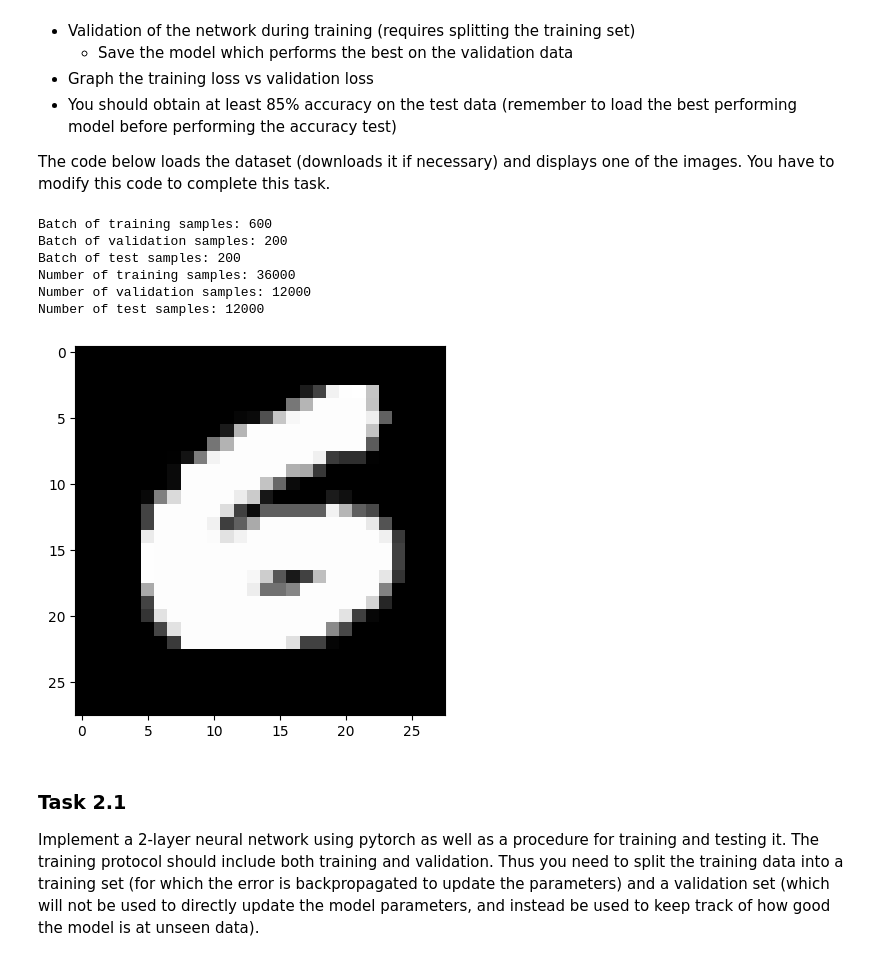
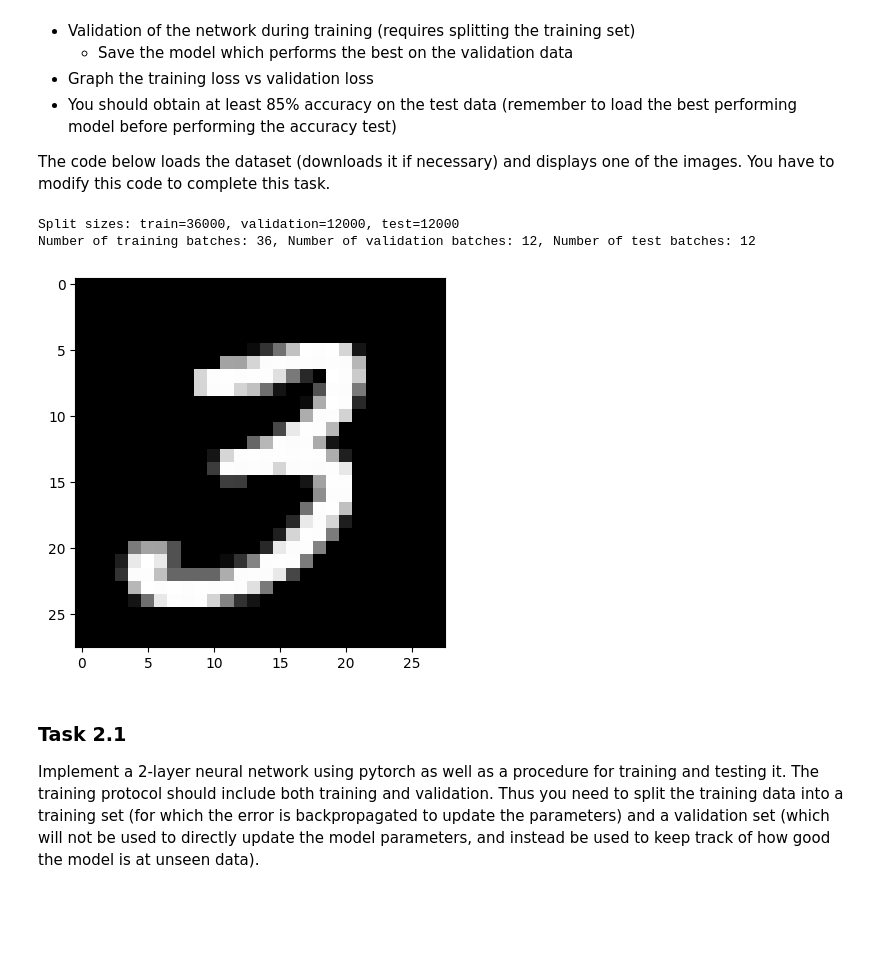
Before and after one commit to Hundmat/D7046E, a Jupyter notebook: exercise1/ANN-Exercise-1.ipynb, the cells around one changed output. Cells and saved outputs as stored; diff of their text form; code cells hidden in the pictures; blank space fills up the shorter version.

```diff
--- a/exercise1/ANN-Exercise-1.ipynb
+++ b/exercise1/ANN-Exercise-1.ipynb
@@ -284,52 +284,48 @@ The code below loads the dataset (downloads it if necessary) and displays one of
 # Define the mini-batch size
 batch_size = 1000
 # Download the dataset
 mnist_dataset = datasets.MNIST("./", train=True, download=True, transform=transforms.ToTensor())
 
 validation_split = 0.2
 train_split = 0.6
 test_split = 0.2
 
 # Split the dataset into training, validation, and test sets
 generator = torch.Generator().manual_seed(42)
-batch_train_size = int(train_split * batch_size)
-batch_val_size = int(validation_split * batch_size)
-batch_test_size = int(test_split * batch_size)
 
-print(f"Batch of training samples: {batch_train_size}")
-print(f"Batch of validation samples: {batch_val_size}")
-print(f"Batch of test samples: {batch_test_size}")
+# Define the sizes for each split
+train_size = int(train_split * len(mnist_dataset))
+val_size = int(validation_split * len(mnist_dataset))
+test_size = len(mnist_dataset) - train_size - val_size
+
+print(f'Split sizes: train={train_size}, validation={val_size}, test={test_size}')
 
 
 
 # Split the dataset into training, validation, and test sets
 train_dataset, val_dataset, test_dataset = torch.utils.data.random_split(mnist_dataset, [train_split, validation_split, test_split], generator=generator)
 
-print(f"Number of training samples: {len(train_dataset)}")
-print(f"Number of validation samples: {len(val_dataset)}")
-print(f"Number of test samples: {len(test_dataset)}")
 
 # Create the dataloaders
-val_loader = DataLoader(val_dataset, batch_size=batch_val_size, shuffle=False)
-test_loader = DataLoader(test_dataset, batch_size=batch_test_size, shuffle=False)
-train_loader = DataLoader(train_dataset, batch_size=batch_train_size, shuffle=False)
+val_loader = DataLoader(val_dataset, batch_size=batch_size, shuffle=False)
+test_loader = DataLoader(test_dataset, batch_size=batch_size, shuffle=False)
+train_loader = DataLoader(train_dataset, batch_size=batch_size, shuffle=True)
+
+print(f'Number of training batches: {len(train_loader)}, Number of validation batches: {len(val_loader)}, Number of test batches: {len(test_loader)}')
+
 
 
 def plot_digit(data):
     data = data.view(28, 28)
     plt.imshow(data, cmap="gray")
     plt.show()
 
 images, labels = next(iter(train_loader))
 plot_digit(images[0])
 # %% [output]
-Batch of training samples: 600
-Batch of validation samples: 200
-Batch of test samples: 200
-Number of training samples: 36000
-Number of validation samples: 12000
-Number of test samples: 12000
+Split sizes: train=36000, validation=12000, test=12000
+Number of training batches: 36, Number of validation batches: 12, Number of test batches: 12
-[figure, old version]
+[figure, new version]
 # %% [markdown]
 ### Task 2.1
 
```
Also changed, not shown: parts of 3 cells of this notebook.
